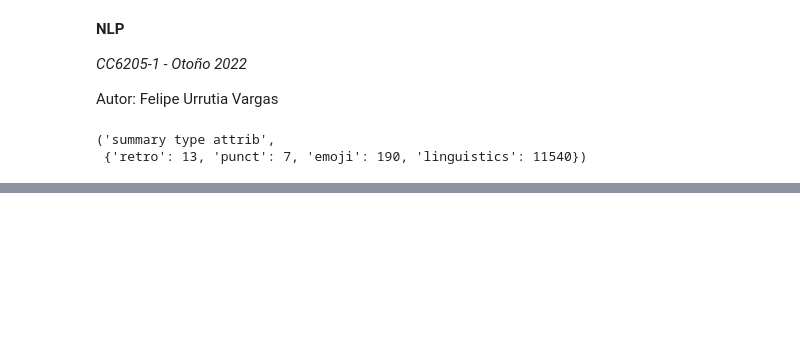
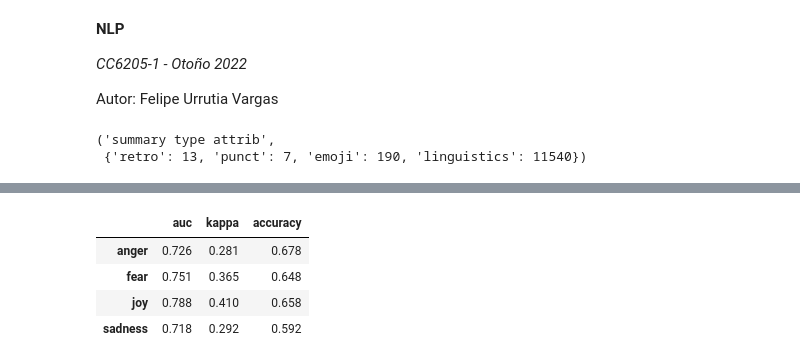
Before and after one commit to furrutiav/NLP-Competition-1, a Jupyter notebook: 03 Evaluacion.ipynb, the cells around one changed output, grey strips where cells are left out. Drawn from its saved outputs; the diff is of its cells as text; code cells hidden in the pictures; blank space fills up the shorter version.

```diff
--- a/03 Evaluacion.ipynb
+++ b/03 Evaluacion.ipynb
@@ -69,5 +77,0 @@ y = df_train.loc[X.index]["int"]
-# %%
-X_train, X_test, y_train, y_test = train_test_split(X, y, test_size=0.2, random_state=42)
-clf = make_pipeline(StandardScaler(), SVC(gamma='auto', class_weight="balanced"))
-clf.fit(X_train, y_train)
-clf.score(X_test, y_test)
@@ -75,0 +128,31 @@ clf.score(X_test, y_test)
+# %%
+metrics = "auc kappa accuracy".split()
+summary = {sen: {l: [] for l in metrics} for sen in sentiments}
+N_fits = 100
+for sen in sentiments:
+    for _ in range(N_fits):
+        indexs = df_train[df_train["sen"] == sen].index
+        cols_selected_sen = pickle.load(open(f"cols_selected_{sen}_v1.pickle", "rb"))
+
+        X = df_representation.loc[indexs][cols_selected_sen]
+        y = df_train.loc[X.index]["int"]
+
+        X_train, X_test, y_train, y_test = train_test_split(X, y, test_size=0.2, random_state=np.random.randint(1, X.shape[0]))
+        y_train = y_train.replace({"low": 0, "medium": 1, "high": 2})
+        clf = make_pipeline(StandardScaler(), SVC(gamma='auto', class_weight="balanced", probability=True))
+        clf.fit(X_train, y_train)
+        clf.score(X_test, y_test.replace({"low": 0, "medium": 1, "high": 2}))
+        y_pred = clf.predict_proba(X_test)
+        predicted_labels = [
+            intensities[np.argmax(item)] for item in y_pred
+        ]
+        auc = round(auc_score(y_test, y_pred), 3)
+        print(f"[{sen}] Scores:\n AUC: ", auc, end='\t')
+        kappa = round(cohen_kappa_score(y_test, predicted_labels), 3)
+        print(f"Kappa:", kappa, end='\t')
+        accuracy = round(accuracy_score(y_test, predicted_labels), 3)
+        print(f"Accuracy:", accuracy, end="\n\n")
+
+        summary[sen]["auc"].append(auc)
+        summary[sen]["kappa"].append(kappa)
+        summary[sen]["accuracy"].append(accuracy)
@@ -75,0 +177,9 @@ clf.score(X_test, y_test)
+# %%
+# pickle.dump(summary, open("summary_v1.pickle", "wb"))
+pd.DataFrame({l: {sen: round(np.mean(summary[sen][l]), 3) for sen in sentiments} for l in metrics})#.set_index("sen")
+# %% [output]
+|  | auc | kappa | accuracy |
+| anger | 0.726 | 0.281 | 0.678 |
+| fear | 0.751 | 0.365 | 0.648 |
+| joy | 0.788 | 0.410 | 0.658 |
+| sadness | 0.718 | 0.292 | 0.592 |
```
Also changed, not shown: parts of 7 cells of this notebook, 1 other file.
